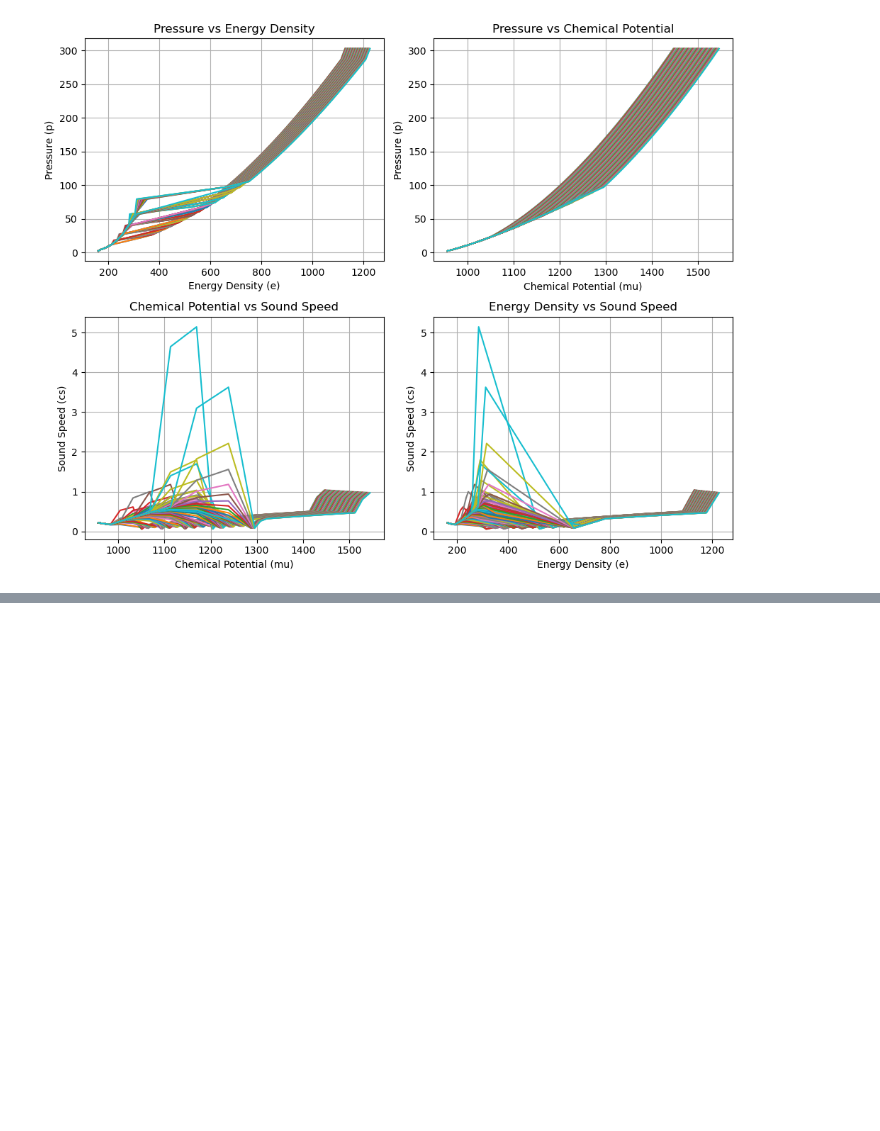
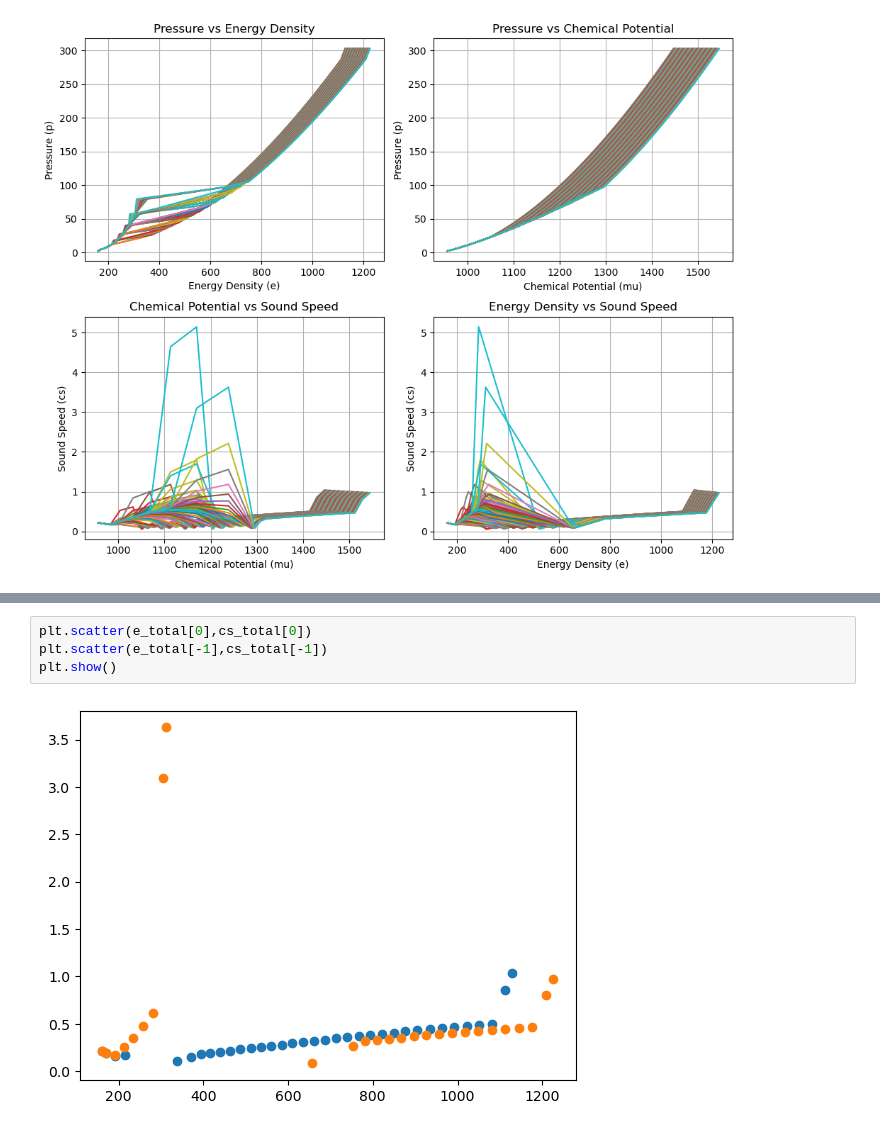
Before and after one commit to katta626/Phase_Transition, a Jupyter notebook: code/Quadraticfit/Eos_Different_mu.ipynb, the cells around one changed output, grey strips where cells are left out. Drawn from its saved outputs; the diff is of its cells as text; blank space fills up the shorter version.

```diff
--- a/code/Quadraticfit/Eos_Different_mu.ipynb
+++ b/code/Quadraticfit/Eos_Different_mu.ipynb
@@ -461,0 +565,6 @@ plt.show();
+# %%
+plt.scatter(e_total[0],cs_total[0])
+plt.scatter(e_total[-1],cs_total[-1])
+plt.show()
+# %% [output]
+[figure, added]
```
Also changed, not shown: parts of 18 cells of this notebook, 2 other files.
